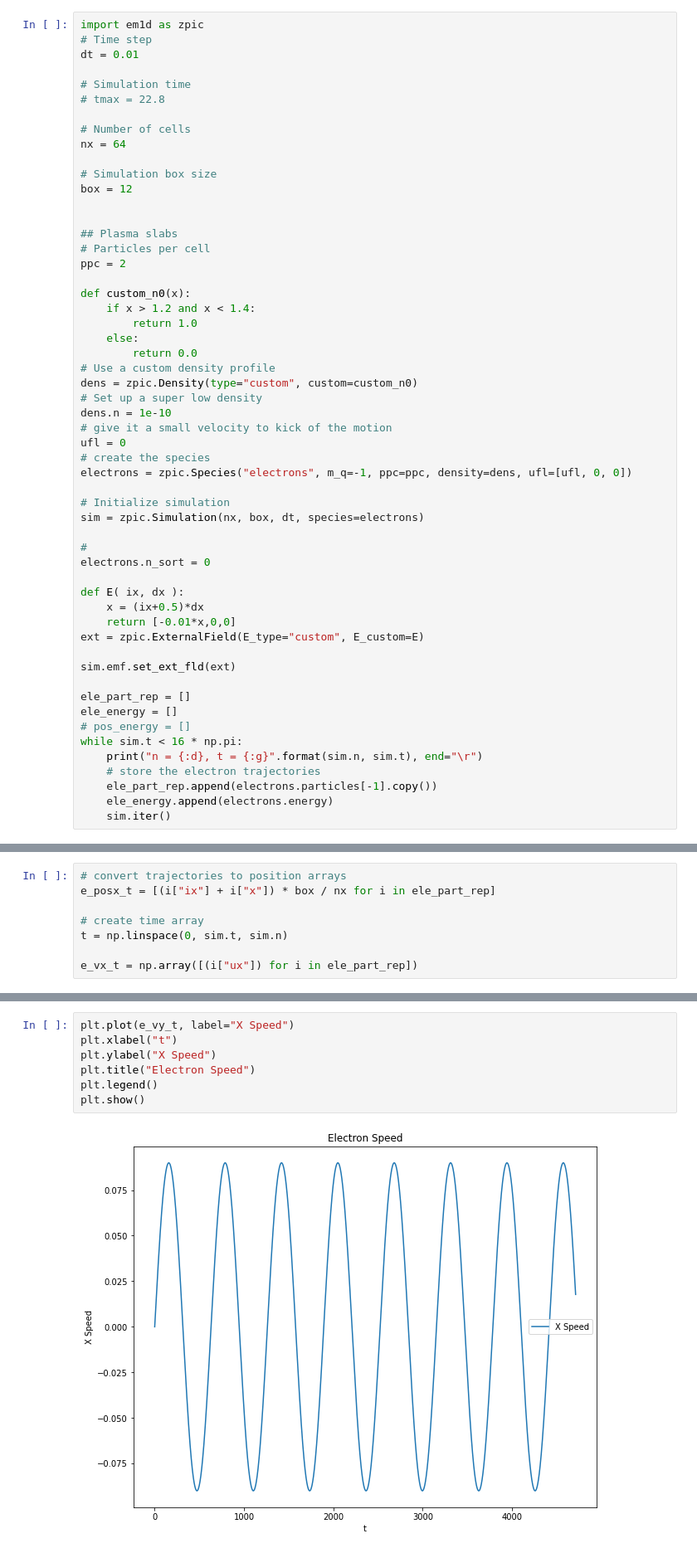
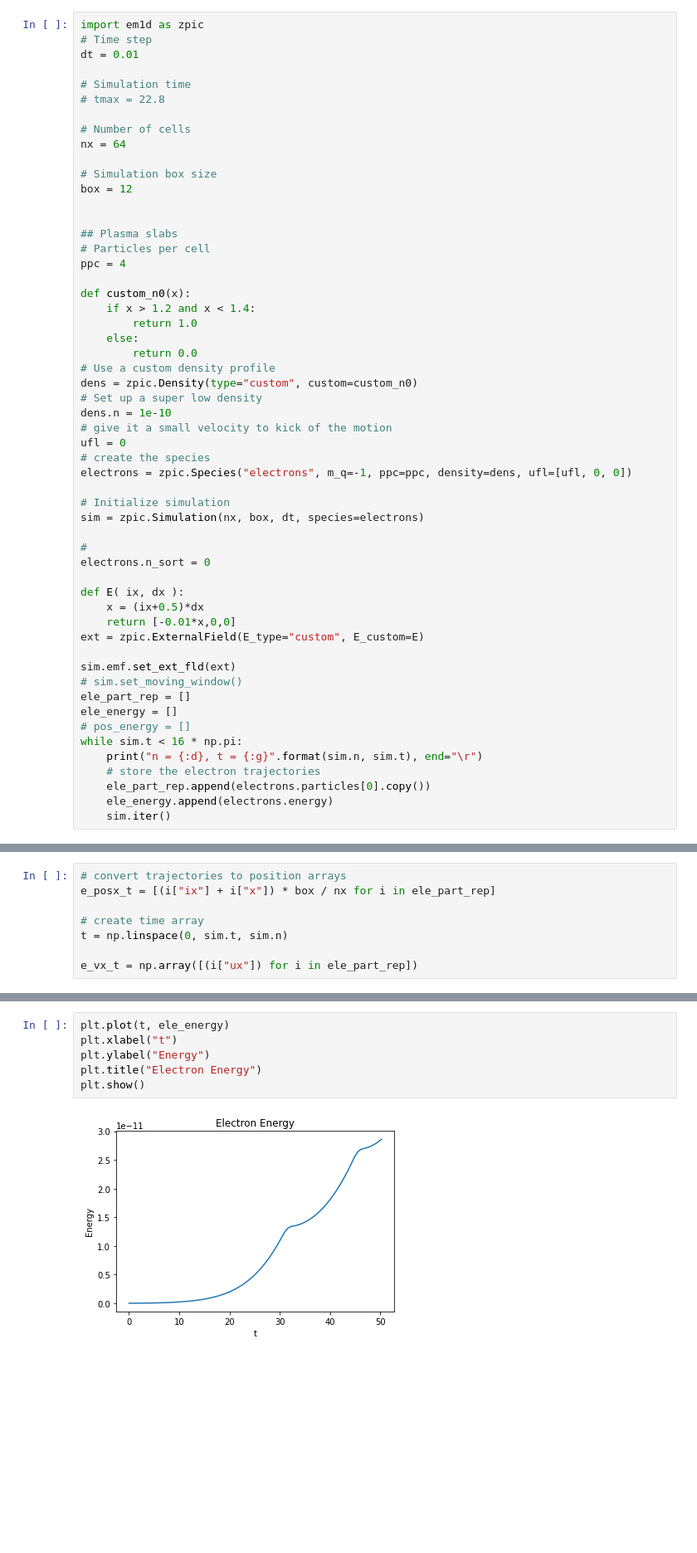
Before and after one commit to Hari31416/MSc_Project, a Jupyter notebook: zpic/python/notebooks/Single_Particle.ipynb, the cells around one changed output, grey strips where cells are left out. Shown at 83% size. Saved outputs shown, nothing was run; the diff lists cells and outputs as text; blank space fills up the shorter version.

```diff
--- a/zpic/python/notebooks/Single_Particle.ipynb
+++ b/zpic/python/notebooks/Single_Particle.ipynb
@@ -247,7 +249,7 @@ box = 12
 
 ## Plasma slabs
 # Particles per cell
-ppc = 2
+ppc = 4
 
 def custom_n0(x):
     if x > 1.2 and x < 1.4:
@@ -275,14 +277,14 @@ def E( ix, dx ):
 ext = zpic.ExternalField(E_type="custom", E_custom=E)
 
 sim.emf.set_ext_fld(ext)
-
+# sim.set_moving_window()
 ele_part_rep = []
 ele_energy = []
 # pos_energy = []
 while sim.t < 16 * np.pi:
     print("n = {:d}, t = {:g}".format(sim.n, sim.t), end="\r")
     # store the electron trajectories
-    ele_part_rep.append(electrons.particles[-1].copy())
+    ele_part_rep.append(electrons.particles[0].copy())
     ele_energy.append(electrons.energy)
     sim.iter()
 # %% [output]
@@ -317,9 +319,8 @@ plt.title("Electron Kinetic Energy");
 # %%
-plt.plot(e_vy_t, label="X Speed")
+plt.plot(t, ele_energy)
 plt.xlabel("t")
-plt.ylabel("X Speed")
-plt.title("Electron Speed")
-plt.legend()
+plt.ylabel("Energy")
+plt.title("Electron Energy")
 plt.show()
 # %% [output]
-[figure, old version]
+[figure, new version]
```
Also changed, not shown: parts of 4 cells of this notebook, 7 other files.
